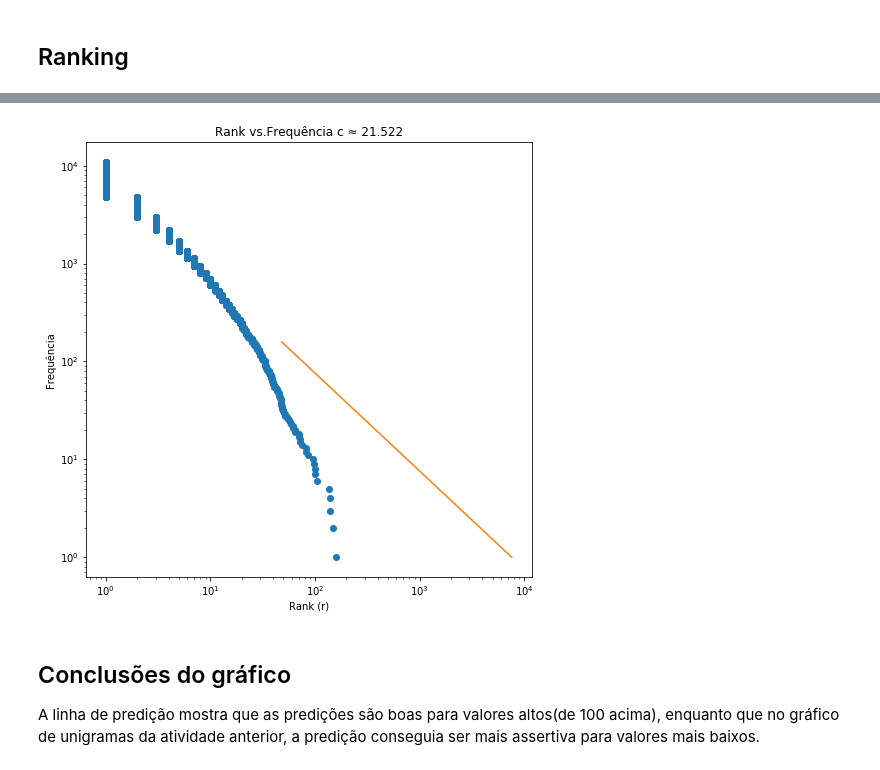
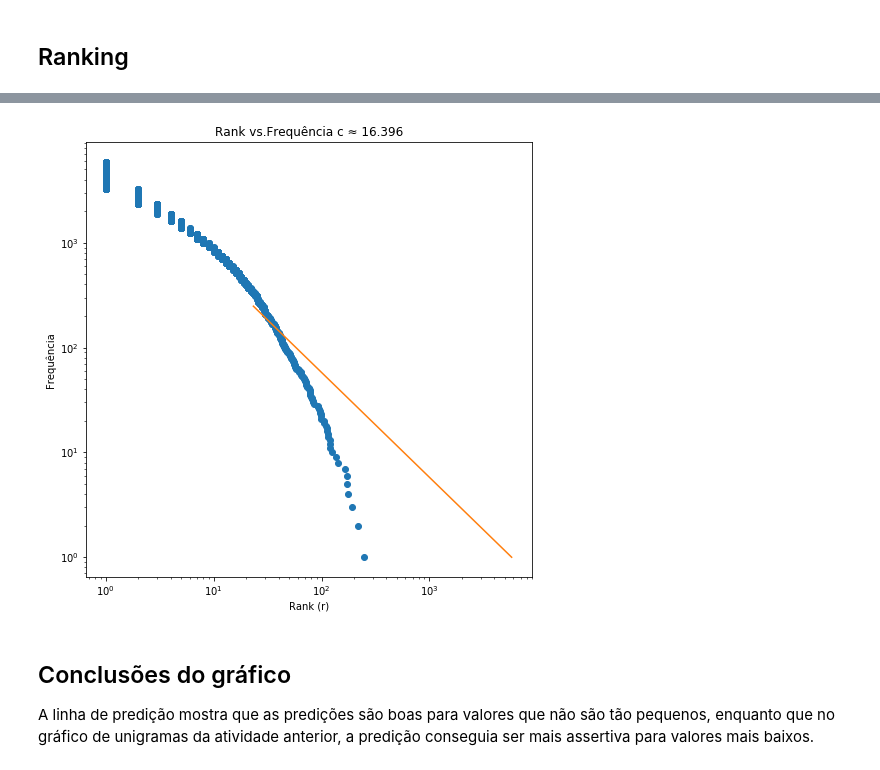
Before and after one commit to fanny/information-retrieval, a Jupyter notebook: lab3/tokenizing.ipynb, the cells around one changed output, grey strips where cells are left out. Saved outputs shown, nothing was run; the diff lists cells and outputs as text; code cells hidden in the pictures.

```diff
--- a/lab3/tokenizing.ipynb
+++ b/lab3/tokenizing.ipynb
@@ -437,0 +414,22 @@ most_frequent_words.head(50)
+# %%
+stem_frequencies = stemming_tokens['stem_token'].value_counts()
+stem_relative_frequencies = stemming_tokens['stem_token'].value_counts(normalize=True)
+stem_relative_frequencies = stem_relative_frequencies.apply(get_percentage)
+stem_tokens_unique = stemming_tokens['stem_token'].unique()
+
+stem_ranking = np.arange(1,len(stem_tokens_unique)+1)
+
+most_frequent_stem_tokens = {
+    'frequency': stem_frequencies,
+    'r': stem_ranking,
+    'Pr(%)': stem_relative_frequencies,
+    'r.Pr': stem_relative_frequencies * stem_ranking
+}
+most_frequents_stem_tokens = pd.DataFrame(most_frequent_stem_tokens)
+most_frequents_stem_tokens.head(50)
+# %%
+c_stem_unigram_expected = np.mean(most_frequents_stem_tokens['r.Pr'])
+predicted_stem_ranking = c_stem_unigram_expected /most_frequents_stem_tokens['Pr(%)']
+
+most_frequents_stem_tokens['predicted_ranking'] = predicted_stem_ranking
+most_frequents_stem_tokens.head(50)
@@ -438,16 +454,16 @@ most_frequent_words.head(50)
 # %%
 f, ax = plt.subplots(figsize=(8,8))
 ax.set(xscale="log", yscale="log")
 
-plt.plot(most_frequent_words["frequency"], most_frequent_words["r"], linestyle="", marker="o")
-plt.plot(most_frequent_words["predicted_ranking"], most_frequent_words["frequency"], linestyle="-", marker="")
-plt.title('Rank vs.Frequência c ≈ {0:.3f}'.format(c_unigram_expected))
+plt.plot(most_frequents_stem_tokens["frequency"], most_frequents_stem_tokens["r"], linestyle="", marker="o")
+plt.plot(most_frequents_stem_tokens["predicted_ranking"], most_frequents_stem_tokens["frequency"], linestyle="-", marker="")
+plt.title('Rank vs.Frequência c ≈ {0:.3f}'.format(c_stem_unigram_expected))
 plt.xlabel('Rank (r)')
 plt.ylabel('Frequência')
 plt.show()
 # %% [output]
-[figure, old version]
+[figure, new version]
 # %% [markdown]
 ## Conclusões do gráfico
 
-A linha de predição mostra que as predições são boas para valores altos(de 100 acima), enquanto que no gráfico de unigramas da atividade anterior, a predição conseguia ser mais assertiva para valores mais baixos.
+A linha de predição mostra que as predições são boas para valores que não são tão pequenos, enquanto que no gráfico de unigramas da atividade anterior, a predição conseguia ser mais assertiva para valores mais baixos.
```
Also changed, not shown: parts of 4 cells of this notebook.
